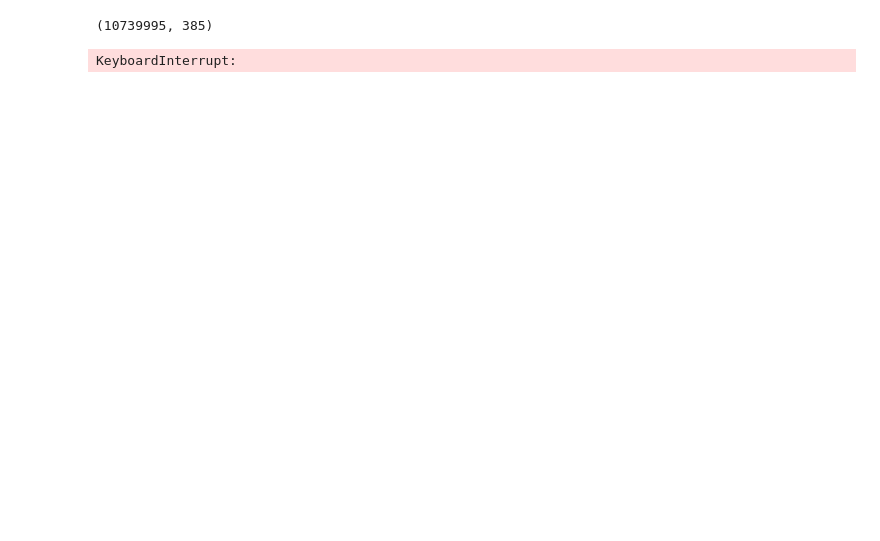
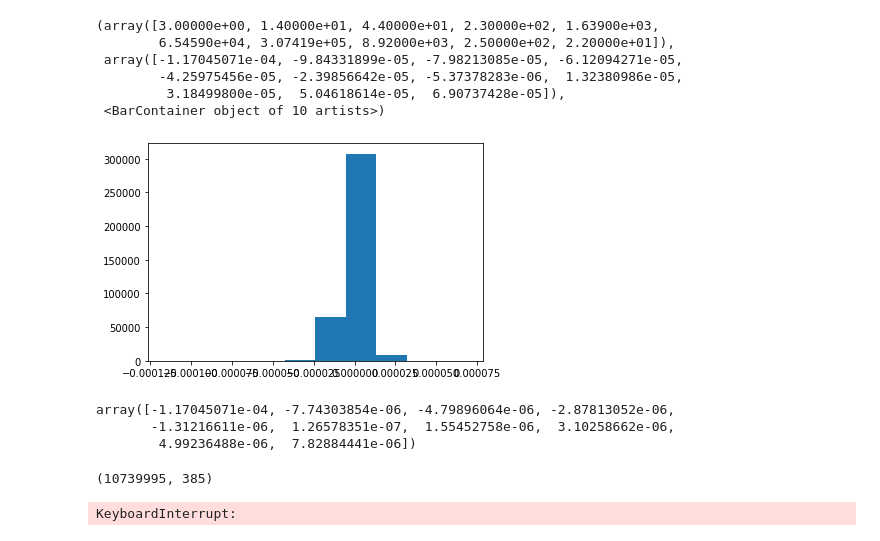
Before and after one commit to int-brain-lab/ibl-viz, a Jupyter notebook: heer/test.ipynb, the cells around one changed output. Drawn from its saved outputs; the diff is of its cells as text; code cells hidden in the pictures; blank space fills up the shorter version.

```diff
--- a/heer/test.ipynb
+++ b/heer/test.ipynb
@@ -32,0 +81,10 @@ c:\Users\Dan\.conda\envs\iblenv\lib\site-packages\numpy\.libs\libopenblas.GK7GX5
+# %%
+plt.hist(clipped.flatten())
+# %% [output]
+(array([3.00000e+00, 1.40000e+01, 4.40000e+01, 2.30000e+02, 1.63900e+03,
+        6.54590e+04, 3.07419e+05, 8.92000e+03, 2.50000e+02, 2.20000e+01]),
+ array([-1.17045071e-04, -9.84331899e-05, -7.98213085e-05, -6.12094271e-05,
+        -4.25975456e-05, -2.39856642e-05, -5.37378283e-06,  1.32380986e-05,
+         3.18499800e-05,  5.04618614e-05,  6.90737428e-05]),
+ <BarContainer object of 10 artists>)
+[figure, added]
@@ -33,3 +93,9 @@ c:\Users\Dan\.conda\envs\iblenv\lib\site-packages\numpy\.libs\libopenblas.GK7GX5
+# %%
+np.quantile(raw.flatten(),np.arange(0,1,0.1))
+# %% [output]
+array([-1.17045071e-04, -7.74303854e-06, -4.79896064e-06, -2.87813052e-06,
+       -1.31216611e-06,  1.26578351e-07,  1.55452758e-06,  3.10258662e-06,
+        4.99236488e-06,  7.82884441e-06])
 # %%
 
 f.close()
```
Also changed, not shown: parts of 8 cells of this notebook, 1 other file.
